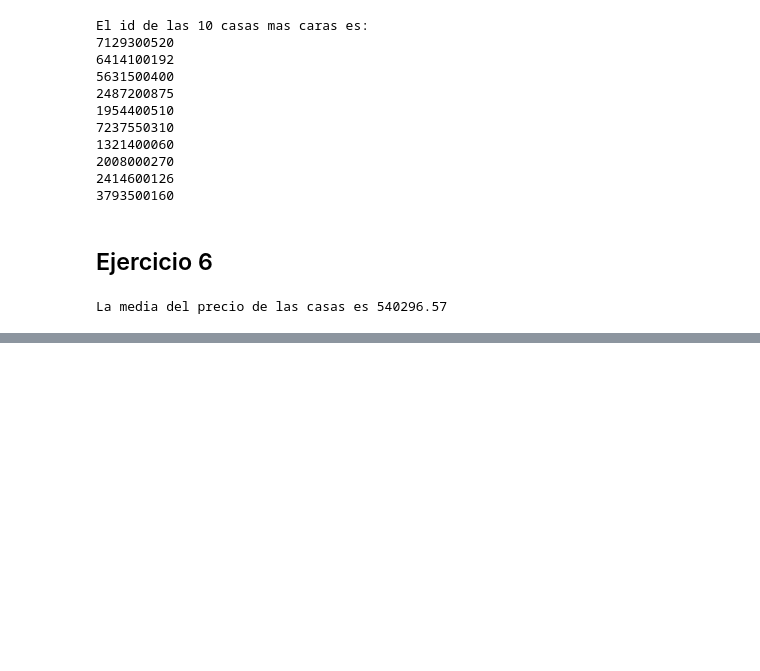
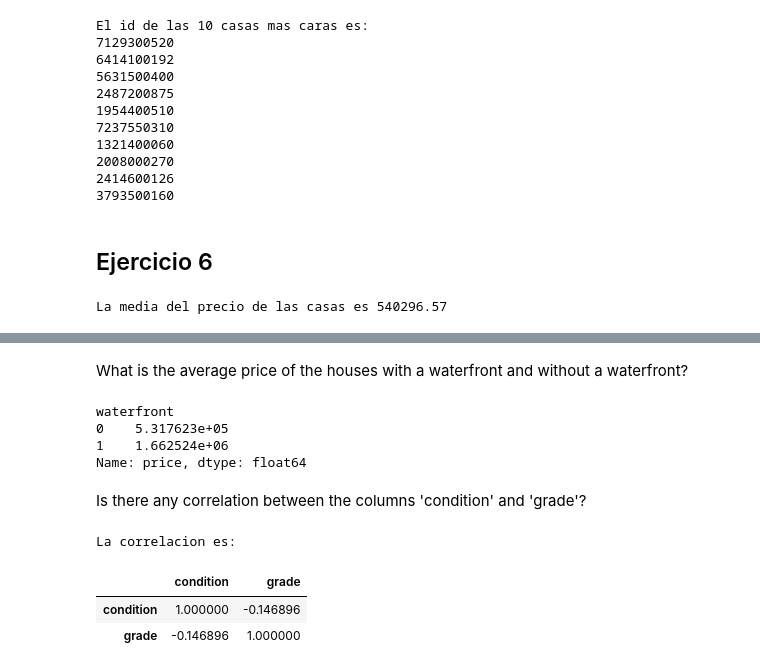
Before and after one commit to rnoguer22/Proyecto_Final_Cipollos, a Jupyter notebook: questions.ipynb, the cells around one changed output, grey strips where cells are left out. Cells and saved outputs as stored; diff of their text form; code cells hidden in the pictures; blank space fills up the shorter version.

```diff
--- a/questions.ipynb
+++ b/questions.ipynb
@@ -105,0 +148,21 @@ La media del precio de las casas es 540296.57
+# %% [markdown]
+What is the average price of the houses with a waterfront and without a waterfront?
+# %%
+avg_water = df.price.groupby(df.waterfront).mean()
+avg_water
+# %% [output]
+waterfront
+0    5.317623e+05
+1    1.662524e+06
+Name: price, dtype: float64
+# %% [markdown]
+Is there any correlation between the columns 'condition' and 'grade'?
+# %%
+correlacion = pd.DataFrame({'condition':df.condition, 'grade':df.grade})
+print('La correlacion es:')
+correlacion.corr()
+# %% [output]
+La correlacion es:
+|  | condition | grade |
+| condition | 1.000000 | -0.146896 |
+| grade | -0.146896 | 1.000000 |
```
Also changed, not shown: parts of 9 cells of this notebook.
